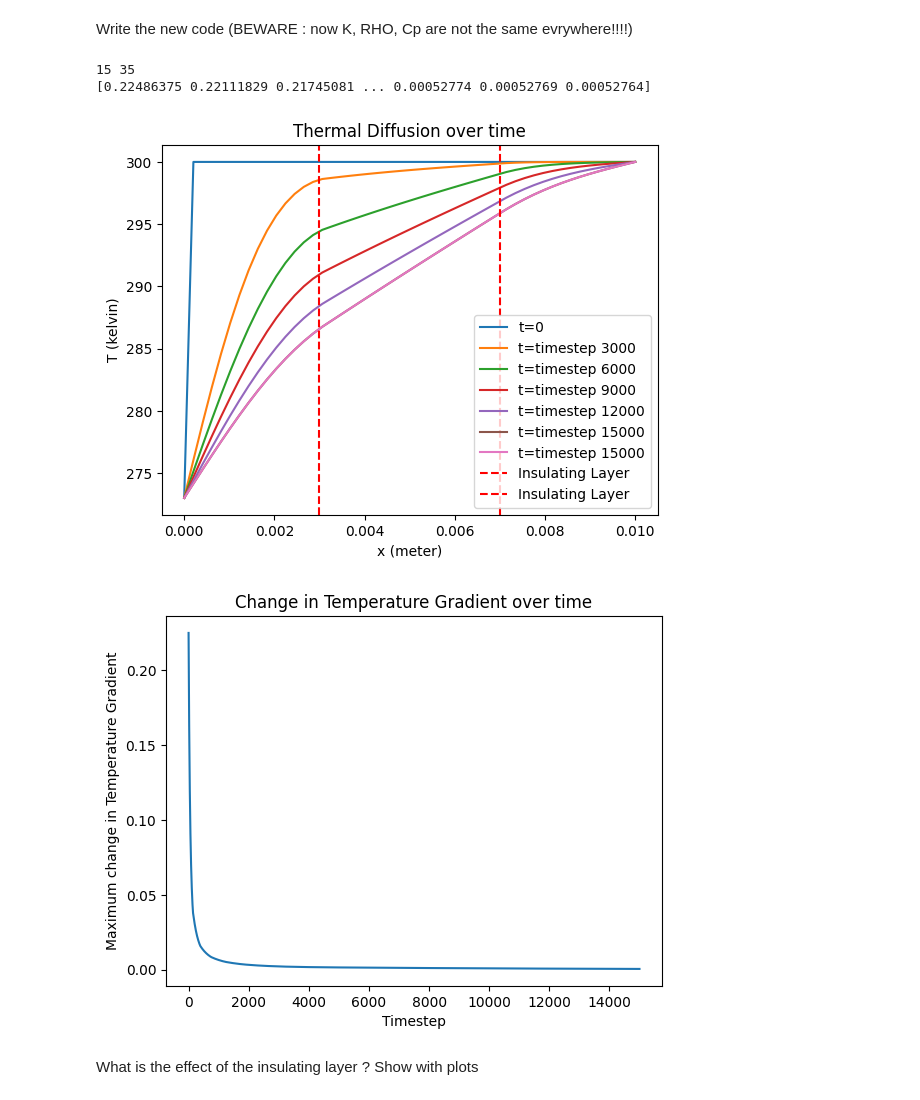
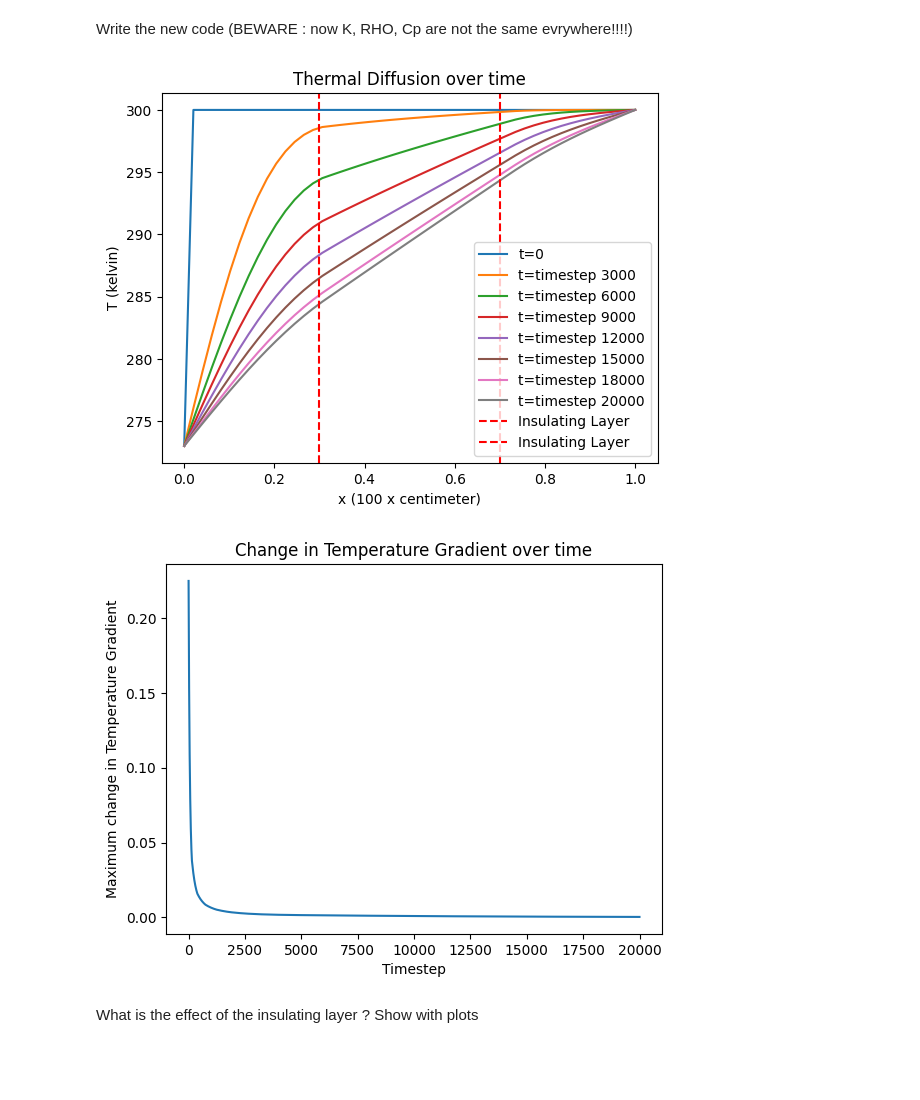
Before and after one commit to mopahlevani/Numerical-Methods, a Jupyter notebook: PDE_Training_2_Heat_transfer.ipynb, the cells around one changed output. Cells and saved outputs as stored; diff of their text form; code cells hidden in the pictures; blank space fills up the shorter version.

```diff
--- a/PDE_Training_2_Heat_transfer.ipynb
+++ b/PDE_Training_2_Heat_transfer.ipynb
@@ -100,7 +100,7 @@ D = K / (Ro* Cp) #diffusion coefficient
 Td = L**2 / D  # Add this line to define Td
 N = 50
 Tcell = Td / (N**2)
-L = 0.01
+L = 1
 T_L = 273
 T_R = 300
 h = 0
@@ -113,7 +113,8 @@ dt = 0.3 * Tcell
 sigma = D * dt / dx**2
 t = 0
 max_iterations = 10
-deltaT = np.zeros(max_iterations)
+deltaT_noinsulation = np.zeros(max_iterations)
+
 
 # Step 2: Initialising T
 T0 = np.ones(N) * 300
@@ -130,18 +131,17 @@ while t < Tend and h < max_iterations:
     T_new[i] = (1- 2 * sigma) * T[i] + sigma * (T[i-1] + T[i+1])
   T_new[0] = T_L
   T_new[-1] = T_R
-  deltaT[h] = np.max(T - T_new)
+  deltaT_noinsulation[h] = np.max(T - T_new)
   T = T_new.copy()
   t += dt
   h += 1
   # Step 4: Visualizing the outcome (part 1)
   if h == 3 or h == 7:
     plt.plot(x,T,label='t=timestep ' + str(h))
-print(deltaT)
 # Step 4: Visualizing the outcome (part 2)
 plt.plot(x,T,label='t=timestep ' + str(h))
 plt.title('Thermal Diffusion over time')
-plt.xlabel('x (meter)')
+plt.xlabel('x (x 100 cm)')
 plt.ylabel('T (kelvin)')
 plt.legend()
 plt.show()
@@ -224,7 +252,7 @@ Cp_glass = 1005
 Ro_glass = 1.30
 D = K / (Ro* Cp) #diffusion coefficient
 D_glass = K_glass / (Ro_glass * Cp_glass)
-L = 0.01
+L = 1 #100 cm
 Td = L**2 / D
 N = 50
 Tcell = Td / (N**2)
@@ -238,13 +266,18 @@ dx = L / (N-1)
 Tend = 10 * Td
 #dt = 0.3 * dx**2 / D
 
+dt = 0.3 * dx**2 / max(D, D_glass)
+t = 0
+
 sigma = D * dt / dx**2
 sigma_glass = D_glass * dt / dx**2
 
-dt = 0.3 * dx**2 / max(D, D_glass)
-t = 0
-max_iterations = 15000
-deltaT = np.zeros(max_iterations)
+
+max_iterations = 20000
+max_iterations_comparison = 30
+deltaT_insulation_comparison = np.zeros(max_iterations_comparison)
+deltaT_insulation = np.zeros(max_iterations)
+
 
 # Step 2: Initialising T
 T0 = np.ones(N) * 300
@@ -252,48 +285,51 @@ T0[0]=T_L
 T0[N-1]=T_R
 T = T0
 T_new = np.zeros(N)
-x1 = int((N) * 0.3)
-x2 = int((N) * 0.7)
-print(x1,x2)
+x1 =  int(0.3 * N) + 1
+x2 =  int(0.7 * N) + 1
+if x1 < 1 or x2 >= N-1:  raise ValueError("Invalid indices for insulating layer boundaries.")
+#print(x1,x2)
 plt.plot(x,T,label='t=0')
 
 # Step 3: Loop over time
 while t < Tend and h < max_iterations:
-  for i in range(1, x1+1):
+  for i in range(1, x1):
     T_new[i] = (1- 2 * sigma) * T[i] + sigma * (T[i-1] + T[i+1])
-  for i in range(x1+1, x2):
+    #if t == dt: print("x_glass"+str(i*L/N))
+  for i in range(x1, x2):
     T_new[i] = (1- 2 * sigma_glass) * T[i] + sigma_glass * (T[i-1] + T[i+1])
+    #if t == dt: print("x_air"+str(i*L/N))
   for i in range(x2,N-1):
     T_new[i] = (1- 2 * sigma) * T[i] + sigma * (T[i-1] + T[i+1])
+    #if t == dt: print("x_glass"+str(i*L/N))
   T_new[0] = T_L
   T_new[-1] = T_R
-  deltaT[h] = np.max(T - T_new)
+  deltaT_insulation[h] = np.max(np.abs(T - T_new))  # Ensure positive difference
+  if h < max_iterations_comparison: deltaT_insulation_comparison[h] = np.max(np.abs(T - T_new))
   T = T_new.copy()
   t += dt
   h += 1
   # Step 4: Visualizing the outcome (part 1)
   if h%3000==0:
     plt.plot(x,T,label='t=timestep ' + str(h))
-print(deltaT)
+#print(deltaT)
 # Step 4: Visualizing the outcome (part 2)
 plt.plot(x,T,label='t=timestep ' + str(h))
-plt.axvline(x=0.003, color='red', linestyle='--', label='Insulating Layer')
-plt.axvline(x=0.007, color='red', linestyle='--', label='Insulating Layer')
+plt.axvline(x=0.3, color='red', linestyle='--', label='Insulating Layer')
+plt.axvline(x=0.7, color='red', linestyle='--', label='Insulating Layer')
 plt.title('Thermal Diffusion over time')
-plt.xlabel('x (meter)')
+plt.xlabel('x (100 x centimeter)')
 plt.ylabel('T (kelvin)')
 plt.legend()
 plt.show()
 
-plt.plot(deltaT)
+plt.plot(deltaT_insulation)
 plt.title('Change in Temperature Gradient over time')
 plt.xlabel('Timestep')
 plt.ylabel('Maximum change in Temperature Gradient')
 plt.show()
 # %% [output]
-15 35
-[0.22486375 0.22111829 0.21745081 ... 0.00052774 0.00052769 0.00052764]
-[figure, old version]
+[figure, new version]
-[figure, old version]
+[figure, new version]
 # %% [markdown]
 What is the effect of the insulating layer ? Show with plots
```
Also changed, not shown: parts of 5 cells of this notebook.
